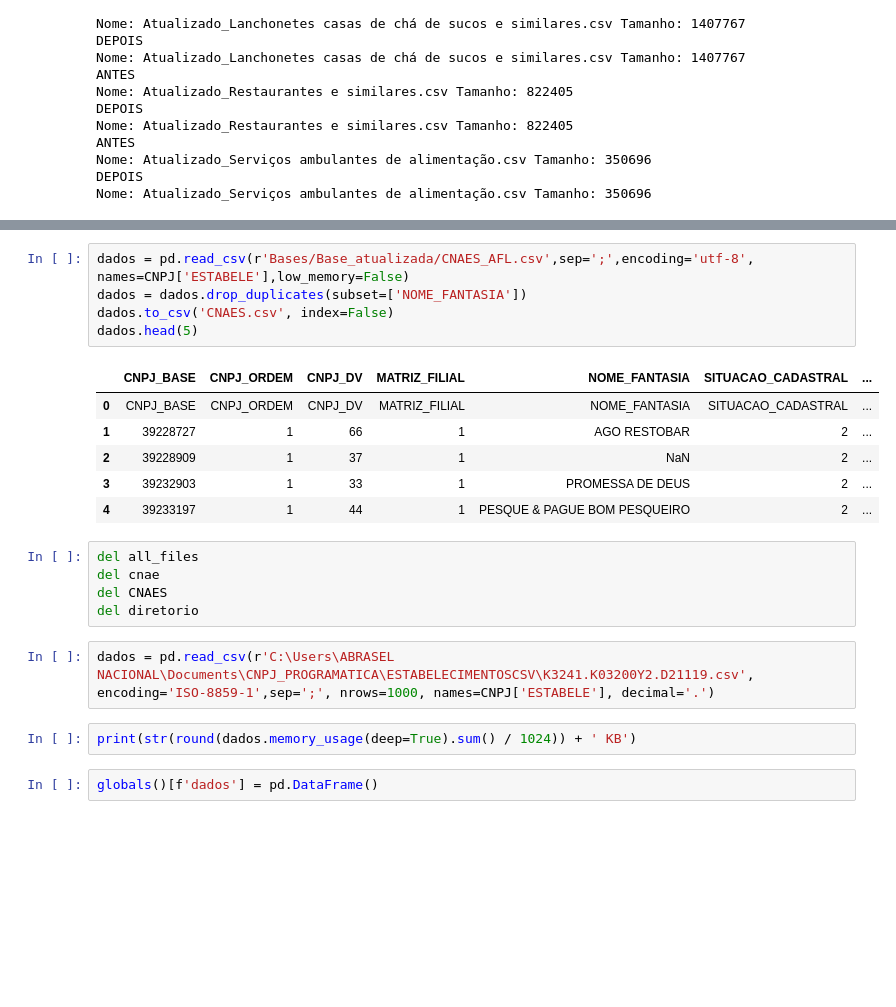
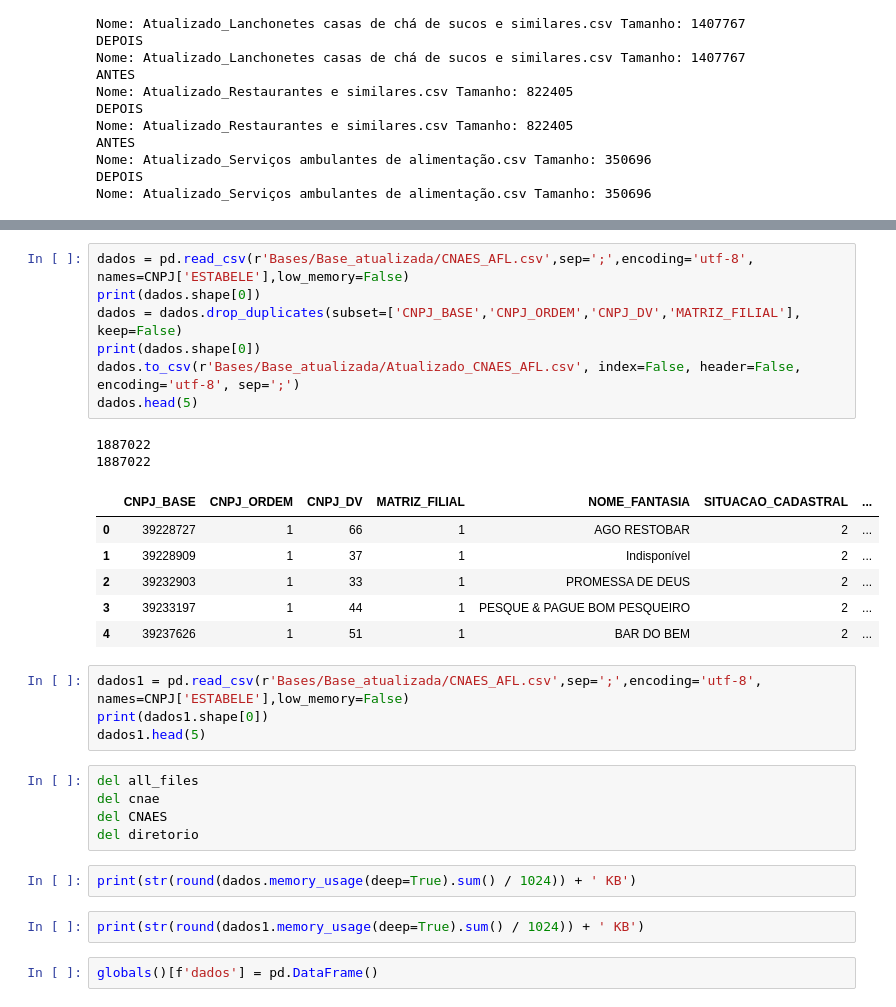
Before and after one commit to gustavolopesmartins/Manipulacao_Arquivos_Python, a Jupyter notebook: NOTEBOOK_TESTES.ipynb, the cells around one changed output, grey strips where cells are left out. Drawn from its saved outputs; the diff is of its cells as text; blank space fills up the shorter version.

Commit message:
.
Signed-off-by: gustavolopesmartins <gustavolopes.br@abrasel.com.br>

```diff
--- a/NOTEBOOK_TESTES.ipynb
+++ b/NOTEBOOK_TESTES.ipynb
@@ -133,24 +154,32 @@ ValueError: ('Lengths must match to compare', (88087,), (4,))
 # %%
 dados = pd.read_csv(r'Bases/Base_atualizada/CNAES_AFL.csv',sep=';',encoding='utf-8', names=CNPJ['ESTABELE'],low_memory=False)
-dados = dados.drop_duplicates(subset=['NOME_FANTASIA'])
-dados.to_csv('CNAES.csv', index=False)
+print(dados.shape[0])
+dados = dados.drop_duplicates(subset=['CNPJ_BASE','CNPJ_ORDEM','CNPJ_DV','MATRIZ_FILIAL'], keep=False)
+print(dados.shape[0])
+dados.to_csv(r'Bases/Base_atualizada/Atualizado_CNAES_AFL.csv', index=False, header=False, encoding='utf-8', sep=';')
 dados.head(5)
 # %% [output]
+1887022
+1887022
 |  | CNPJ_BASE | CNPJ_ORDEM | CNPJ_DV | MATRIZ_FILIAL | NOME_FANTASIA | SITUACAO_CADASTRAL | ... |
-| 0 | CNPJ_BASE | CNPJ_ORDEM | CNPJ_DV | MATRIZ_FILIAL | NOME_FANTASIA | SITUACAO_CADASTRAL | ... |
-| 1 | 39228727 | 1 | 66 | 1 | AGO RESTOBAR | 2 | ... |
-| 2 | 39228909 | 1 | 37 | 1 | NaN | 2 | ... |
-| 3 | 39232903 | 1 | 33 | 1 | PROMESSA DE DEUS | 2 | ... |
-| 4 | 39233197 | 1 | 44 | 1 | PESQUE & PAGUE BOM PESQUEIRO | 2 | ... |
+| 0 | 39228727 | 1 | 66 | 1 | AGO RESTOBAR | 2 | ... |
+| 1 | 39228909 | 1 | 37 | 1 | Indisponível | 2 | ... |
+| 2 | 39232903 | 1 | 33 | 1 | PROMESSA DE DEUS | 2 | ... |
+| 3 | 39233197 | 1 | 44 | 1 | PESQUE & PAGUE BOM PESQUEIRO | 2 | ... |
+| 4 | 39237626 | 1 | 51 | 1 | BAR DO BEM | 2 | ... |
+# %%
+dados1 = pd.read_csv(r'Bases/Base_atualizada/CNAES_AFL.csv',sep=';',encoding='utf-8', names=CNPJ['ESTABELE'],low_memory=False)
+print(dados1.shape[0])
+dados1.head(5)
 # %%
 del all_files
 del cnae
 del CNAES
 del diretorio
-# %%
-dados = pd.read_csv(r'C:\Users\ABRASEL NACIONAL\Documents\CNPJ_PROGRAMATICA\ESTABELECIMENTOSCSV\K3241.K03200Y2.D21119.csv', encoding='ISO-8859-1',sep=';', nrows=1000, names=CNPJ['ESTABELE'], decimal='.')
 # %%
 print(str(round(dados.memory_usage(deep=True).sum() / 1024)) + ' KB')
+# %%
+print(str(round(dados1.memory_usage(deep=True).sum() / 1024)) + ' KB')
 # %%
 globals()[f'dados'] = pd.DataFrame()
 # %%
```
Also changed, not shown: parts of 2 cells of this notebook.
